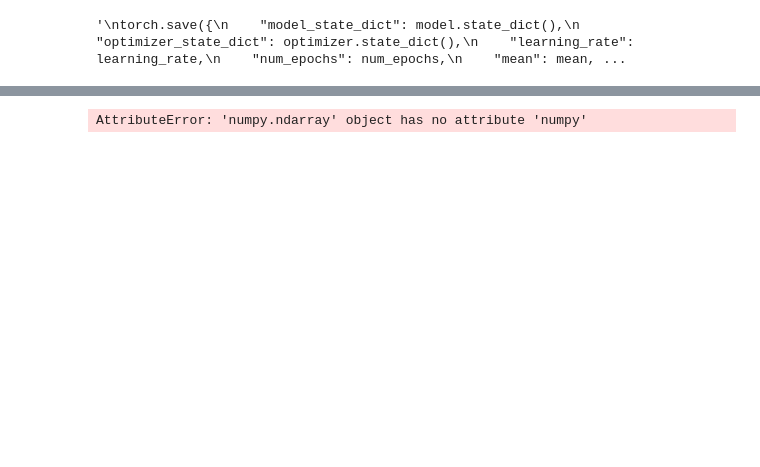
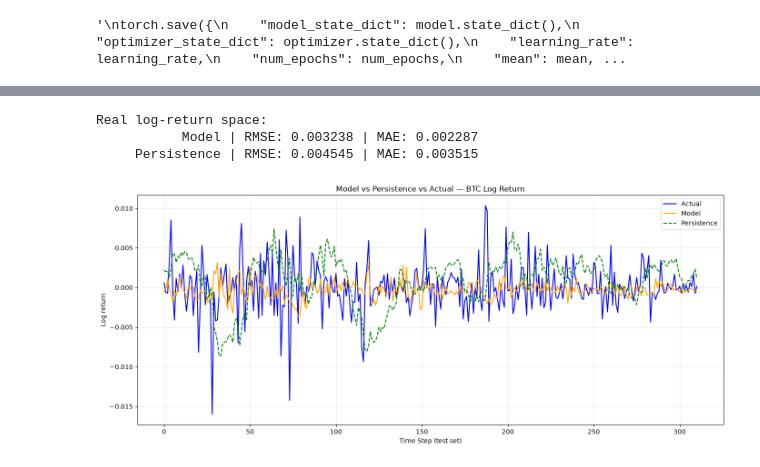
Before and after one commit to SANIC6/Bitcoin-Predictor, a Jupyter notebook: model 3.ipynb, the cells around one changed output, grey strips where cells are left out. Cells and saved outputs as stored; diff of their text form; code cells hidden in the pictures; blank space fills up the shorter version.

```diff
--- a/model 3.ipynb
+++ b/model 3.ipynb
@@ -569,40 +555,37 @@ overall accuracy: 100.0%
 # %%
 import matplotlib.pyplot as plt
 
-# Un-z-score to real close prices
-close_mean = float(mean[target_idx])
-close_std  = float(std[target_idx])
+# model predictions in real log-return space
+pred_logret = preds * target_std + target_mean
+actual_logret = actuals * target_std + target_mean
 
-# LSTM predictions → real prices
-pred_close   = (preds   * close_std + close_mean).numpy()
-actual_close = (actuals * close_std + close_mean).numpy()
+# persistence baseline: last observed log_return in each window
+persist_logret = X_test[:, -1, -1] * target_std + target_mean
 
-# Naive forecast: "next price = last price in the window" (persistence)
-naive_z = X_test[:, -1, target_idx]             # last timestep's close (z-scored)
-naive_close = naive_z * close_std + close_mean   # un-z-scored
-
-# --- Metrics ---
+# Metrics
 def metrics(pred, actual, name):
     rmse = np.sqrt(((pred - actual) ** 2).mean())
-    mae  = np.abs(pred - actual).mean()
-    mape = (np.abs(pred - actual) / np.abs(actual)).mean() * 100
-    print(f"{name:>14} | RMSE: ${rmse:,.2f} | MAE: ${mae:,.2f} | MAPE: {mape:.2f}%")
+    mae = np.abs(pred - actual).mean()
+    print(f"{name:>16} | RMSE: {rmse:.6f} | MAE: {mae:.6f}")
 
-print("Real close-price space:")
-metrics(pred_close, actual_close, "LSTM")
-metrics(naive_close, actual_close, "Naive forecast")
+print("Real log-return space:")
+metrics(np.array(pred_logret), np.array(actual_logret), "Model")
+metrics(persist_logret, np.array(actual_logret), "Persistence")
 
-# --- Plot ---
+# Plot
 plt.figure(figsize=(14, 6))
-plt.plot(actual_close, label="Actual Close", color="blue", linewidth=1.5)
-plt.plot(pred_close, label="LSTM Predicted", color="orange", linewidth=1.5)
-plt.plot(naive_close, label="Naive Forecast", color="green", linewidth=1.5, linestyle="--")
+plt.plot(np.array(actual_logret), label="Actual", color="blue", linewidth=1.5)
+plt.plot(np.array(pred_logret), label="Model", color="orange", linewidth=1.5)
+plt.plot(persist_logret, label="Persistence", color="green", linewidth=1.5, linestyle="--")
 plt.xlabel("Time Step (test set)")
-plt.ylabel("Price (USD)")
-plt.title("LSTM vs Naive Forecast vs Actual — BTC Close Price")
+plt.ylabel("Log return")
+plt.title("Model vs Persistence vs Actual — BTC Log Return")
 plt.legend()
 plt.grid(True, alpha=0.3)
 plt.tight_layout()
 plt.show()
 # %% [output]
-AttributeError: 'numpy.ndarray' object has no attribute 'numpy'
+Real log-return space:
+           Model | RMSE: 0.003238 | MAE: 0.002287
+     Persistence | RMSE: 0.004545 | MAE: 0.003515
+[figure, added]
```
Also changed, not shown: parts of 10 cells of this notebook.
